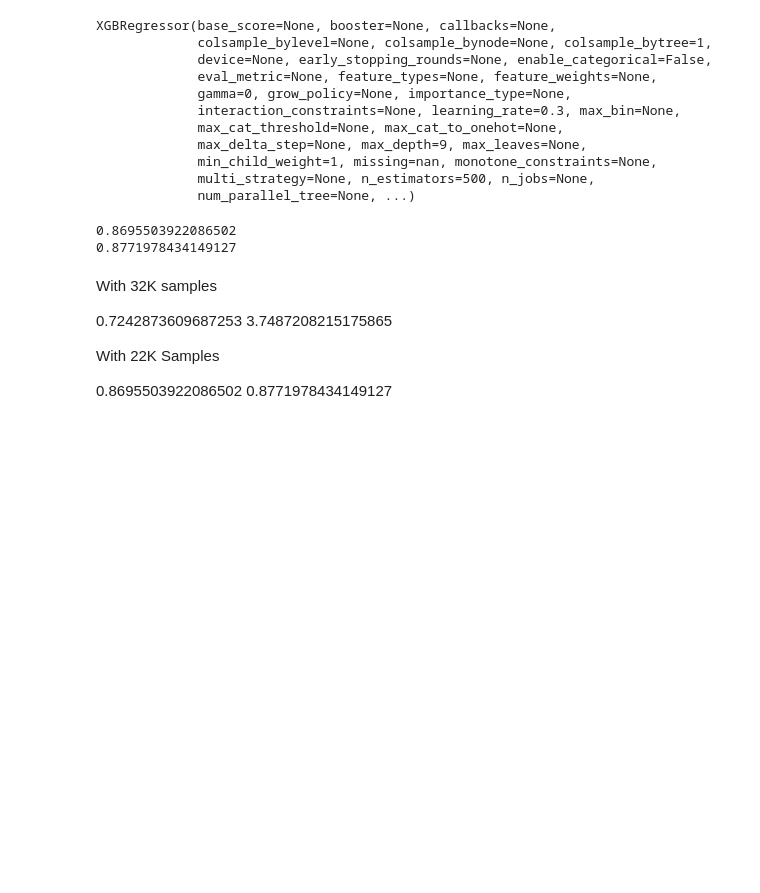
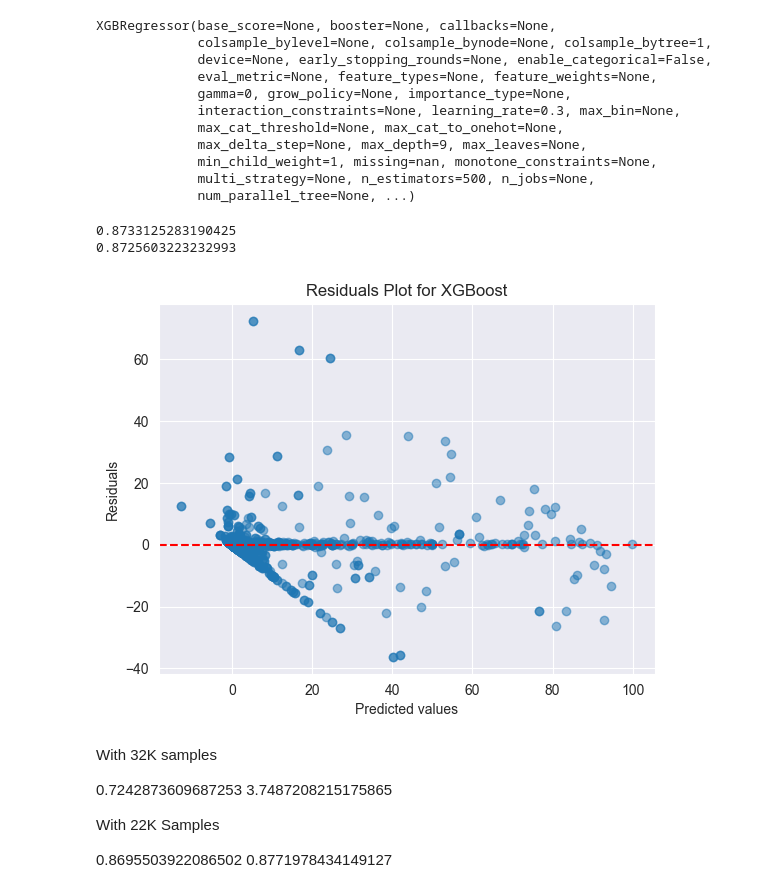
Before and after one commit to BopHockoB/Reef_Analysis, a Jupyter notebook: ensemble_trees.ipynb, the cells around one changed output. Drawn from its saved outputs; the diff is of its cells as text; code cells hidden in the pictures; blank space fills up the shorter version.

```diff
--- a/ensemble_trees.ipynb
+++ b/ensemble_trees.ipynb
@@ -73,7 +73,7 @@ Data columns (total 17 columns):
 
 [22561 rows x 17 columns]
 # %%
-features_to_drop =['SSTA', 'TSA', 'Temperature_Mean', 'Temperature_Maximum', 'Exposure', 'Percent_Cover']
+features_to_drop =['SSTA', 'TSA', 'Temperature_Mean', 'Temperature_Maximum', 'Exposure', 'Percent_Cover', 'Turbidity', ]
 # %%
 from sklearn.model_selection import train_test_split
 from sklearn.preprocessing import RobustScaler, StandardScaler
@@ -90,7 +90,7 @@ X_train, X_test, y_train, y_test = train_test_split(
 )
 
 # Since we have categorical variables we need to seperate the numeric and the categorical variables
-cat_cols = [ 'Bleaching_Level', 'Ocean_Name', 'Country_Name', 'Realm_Name']
+cat_cols = ['Ocean_Name', 'Country_Name', 'Realm_Name', 'Bleaching_Level']
 num_cols = [col for col in X.columns if col not in cat_cols]
 
 
@@ -142,18 +142,29 @@ XGBRegressor(base_score=None, booster=None, callbacks=None,
              multi_strategy=None, n_estimators=500, n_jobs=None,
              num_parallel_tree=None, ...)
 # %%
-from sklearn.metrics import r2_score, mean_squared_error
+from sklearn.metrics import r2_score, mean_absolute_error
 
 y_pred = xgb_model.predict(X_test_processed)
 
 score = r2_score(y_test, y_pred)
 
 print(score)
 # print(model.oob_score_)
 print(mean_absolute_error(y_test, y_pred))
+
+residuals = y_test - y_pred
+
+# Plot residuals vs predicted
+plt.scatter(y_pred, residuals, alpha=0.5)
+plt.axhline(0, color='red', linestyle='--')
+plt.xlabel("Predicted values")
+plt.ylabel("Residuals")
+plt.title("Residuals Plot for XGBoost")
+plt.show()
 # %% [output]
-0.8695503922086502
-0.8771978434149127
+0.8733125283190425
+0.8725603223232993
+[figure, added]
 # %% [markdown]
 With 32K samples
 
```
Also changed, not shown: parts of 3 cells of this notebook, 1 other file.
